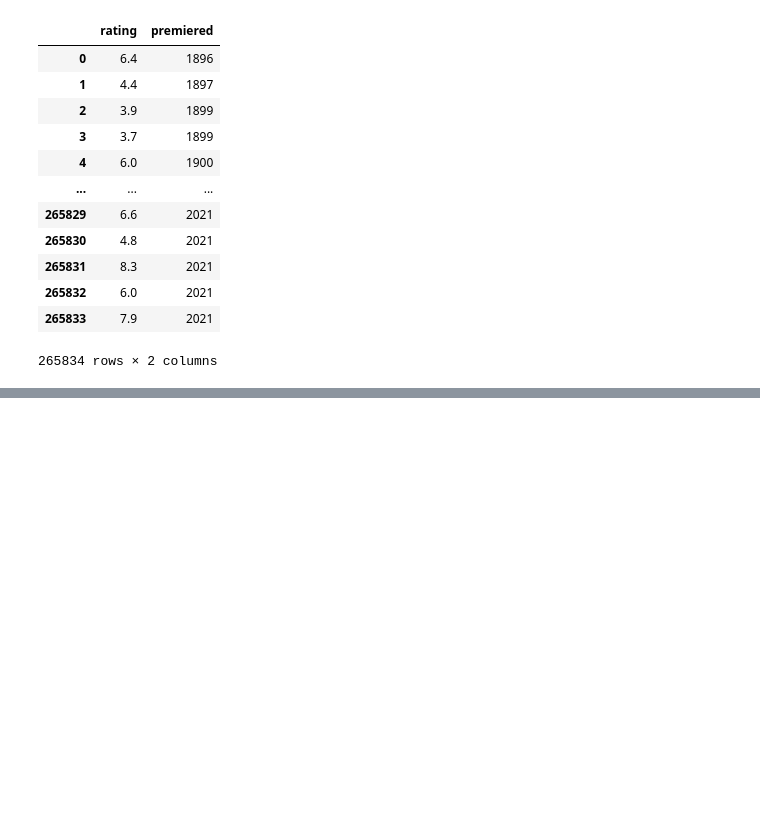
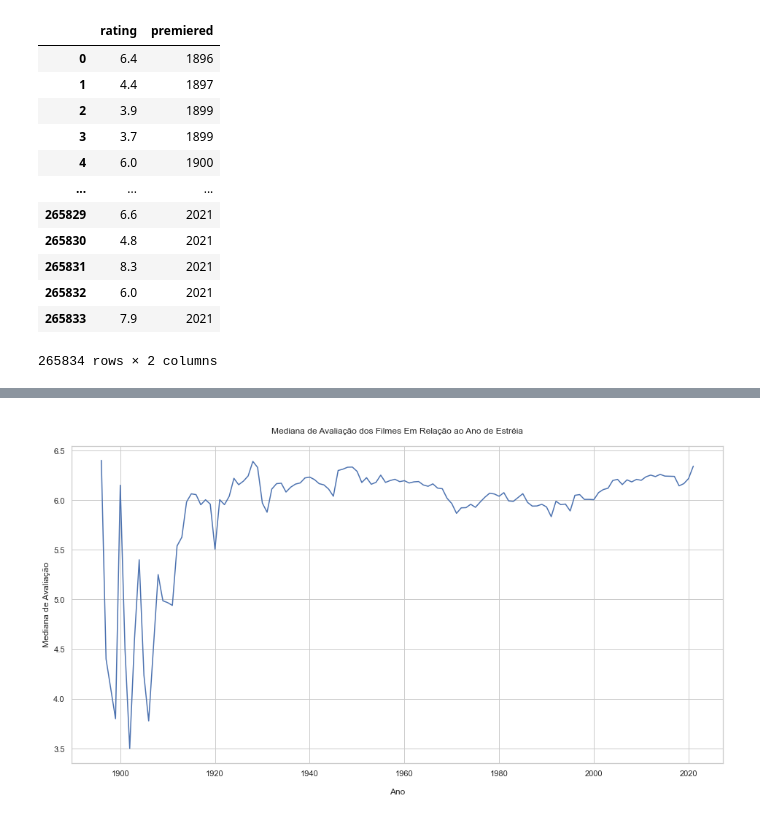
Before and after one commit to felipetac/imdb-data-analytics-python, a Jupyter notebook: imdb-data-analytics.ipynb, the cells around one changed output, grey strips where cells are left out. Saved outputs shown, nothing was run; the diff lists cells and outputs as text; code cells hidden in the pictures; blank space fills up the shorter version.

```diff
--- a/imdb-data-analytics.ipynb
+++ b/imdb-data-analytics.ipynb
@@ -506,3 +506,8 @@ df4
 | 265832 | 6.0 | 2021 |
 | 265833 | 7.9 | 2021 |
 265834 rows × 2 columns
+# %%
+# Calculano mediana agrupando os anos para timeline
+df4_mean = df4.groupby(['premiered'], sort=True)['rating'].mean().reset_index(name='meanRating')
+df4_mean = df4_mean[["premiered", "meanRating"]] # Reordenando as colunas
+df4_mean
@@ -508,0 +528,10 @@ df4
+# %%
+# Plot
+plt.figure(figsize = (16,8))
+plt.plot(df4_mean.premiered, df4_mean.meanRating)
+plt.xlabel('\nAno')
+plt.ylabel('Mediana de Avaliação')
+plt.title('\nMediana de Avaliação dos Filmes Em Relação ao Ano de Estréia\n')
+plt.show()
+# %% [output]
+[figure, added]
```
Also changed, not shown: parts of 15 cells of this notebook.
